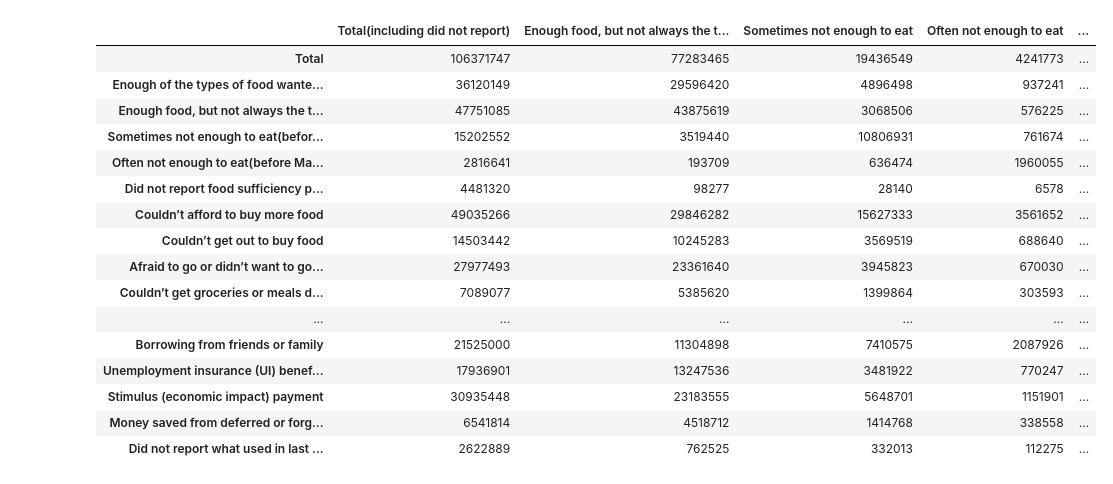
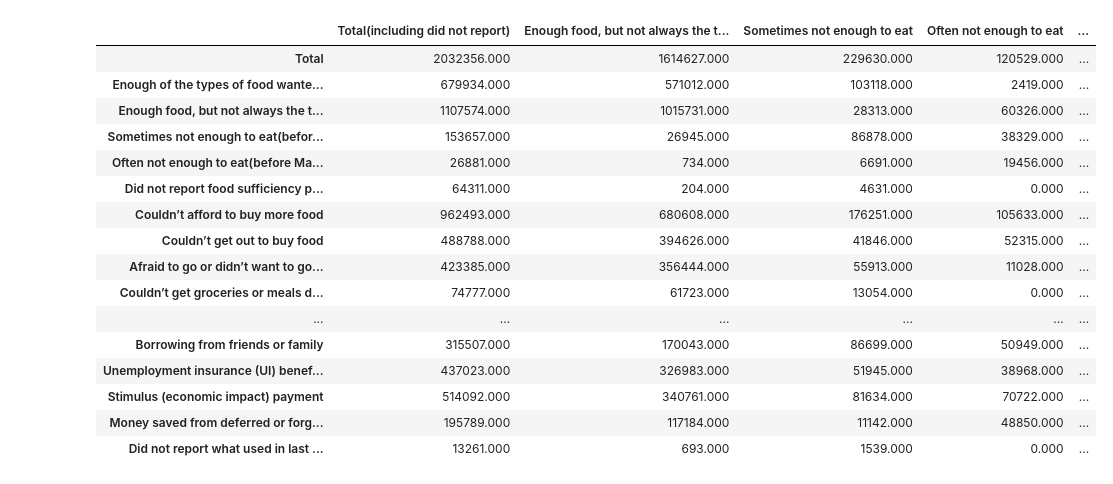
Before and after one commit to AnGWar26/icsd-pulse, a Jupyter notebook: notebooks/clean_data_food.ipynb, the cells around one changed output. Saved outputs shown, nothing was run; the diff lists cells and outputs as text; code cells hidden in the pictures.

Commit message:
food: use prototyped function - convert ipynb to py - delete ipynb - edit food cleaning file to use the function

```diff
--- a/notebooks/clean_data_food.ipynb
+++ b/notebooks/clean_data_food.ipynb
@@ -1,4 +0,0 @@
-# %%
-import pandas as pd
-pd.set_option('display.max_rows', 500)
-pd.set_option('display.float_format', '{:.3f}'.format) # this stops values being shown in scientific notation and gaurantees percents are shown to 3 decimals
@@ -57,20 +0,0 @@ for column in col_list[1:4]:
-# %%
-food
-# %% [output]
-|  | Total(including did not report) | Enough food, but not always the t... | Sometimes not enough to eat | Often not enough to eat | ... |
-| Total | 106371747 | 77283465 | 19436549 | 4241773 | ... |
-| Enough of the types of food wante... | 36120149 | 29596420 | 4896498 | 937241 | ... |
-| Enough food, but not always the t... | 47751085 | 43875619 | 3068506 | 576225 | ... |
-| Sometimes not enough to eat(befor... | 15202552 | 3519440 | 10806931 | 761674 | ... |
-| Often not enough to eat(before Ma... | 2816641 | 193709 | 636474 | 1960055 | ... |
-| Did not report food sufficiency p... | 4481320 | 98277 | 28140 | 6578 | ... |
-| Couldn’t afford to buy more food | 49035266 | 29846282 | 15627333 | 3561652 | ... |
-| Couldn’t get out to buy food | 14503442 | 10245283 | 3569519 | 688640 | ... |
-| Afraid to go or didn’t want to go... | 27977493 | 23361640 | 3945823 | 670030 | ... |
-| Couldn’t get groceries or meals d... | 7089077 | 5385620 | 1399864 | 303593 | ... |
-| ... | ... | ... | ... | ... | ... |
-| Borrowing from friends or family | 21525000 | 11304898 | 7410575 | 2087926 | ... |
-| Unemployment insurance (UI) benef... | 17936901 | 13247536 | 3481922 | 770247 | ... |
-| Stimulus (economic impact) payment | 30935448 | 23183555 | 5648701 | 1151901 | ... |
-| Money saved from deferred or forg... | 6541814 | 4518712 | 1414768 | 338558 | ... |
-| Did not report what used in last ... | 2622889 | 762525 | 332013 | 112275 | ... |
@@ -76,0 +3,27 @@ food
+# %%
+# 15 values 0-indexed
+sheet_list= [0,52,53,54,55,56,57,58,59,60,61,62,63,64,65,66]
+# %%
+frame_list = []
+for sheets in sheet_list:
+    frame_list.append(pf.process_food('FOOD_Table4_Week8',sheet_name=sheets))
+# %%
+frame_list[1]
+# %% [output]
+|  | Total(including did not report) | Enough food, but not always the t... | Sometimes not enough to eat | Often not enough to eat | ... |
+| Total | 2032356.000 | 1614627.000 | 229630.000 | 120529.000 | ... |
+| Enough of the types of food wante... | 679934.000 | 571012.000 | 103118.000 | 2419.000 | ... |
+| Enough food, but not always the t... | 1107574.000 | 1015731.000 | 28313.000 | 60326.000 | ... |
+| Sometimes not enough to eat(befor... | 153657.000 | 26945.000 | 86878.000 | 38329.000 | ... |
+| Often not enough to eat(before Ma... | 26881.000 | 734.000 | 6691.000 | 19456.000 | ... |
+| Did not report food sufficiency p... | 64311.000 | 204.000 | 4631.000 | 0.000 | ... |
+| Couldn’t afford to buy more food | 962493.000 | 680608.000 | 176251.000 | 105633.000 | ... |
+| Couldn’t get out to buy food | 488788.000 | 394626.000 | 41846.000 | 52315.000 | ... |
+| Afraid to go or didn’t want to go... | 423385.000 | 356444.000 | 55913.000 | 11028.000 | ... |
+| Couldn’t get groceries or meals d... | 74777.000 | 61723.000 | 13054.000 | 0.000 | ... |
+| ... | ... | ... | ... | ... | ... |
+| Borrowing from friends or family | 315507.000 | 170043.000 | 86699.000 | 50949.000 | ... |
+| Unemployment insurance (UI) benef... | 437023.000 | 326983.000 | 51945.000 | 38968.000 | ... |
+| Stimulus (economic impact) payment | 514092.000 | 340761.000 | 81634.000 | 70722.000 | ... |
+| Money saved from deferred or forg... | 195789.000 | 117184.000 | 11142.000 | 48850.000 | ... |
+| Did not report what used in last ... | 13261.000 | 693.000 | 1539.000 | 0.000 | ... |
```
Also changed, not shown: parts of 10 cells of this notebook, 3 other files.
